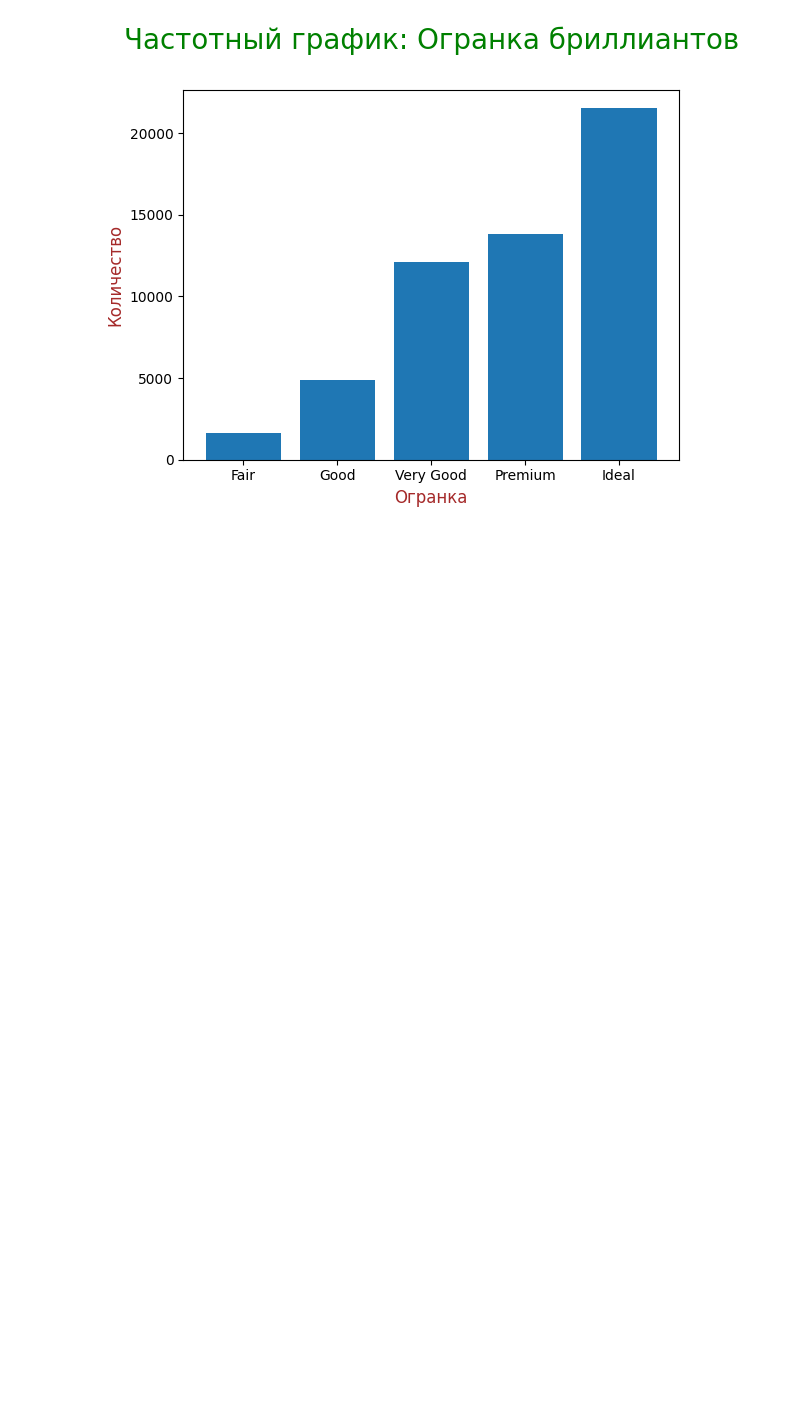
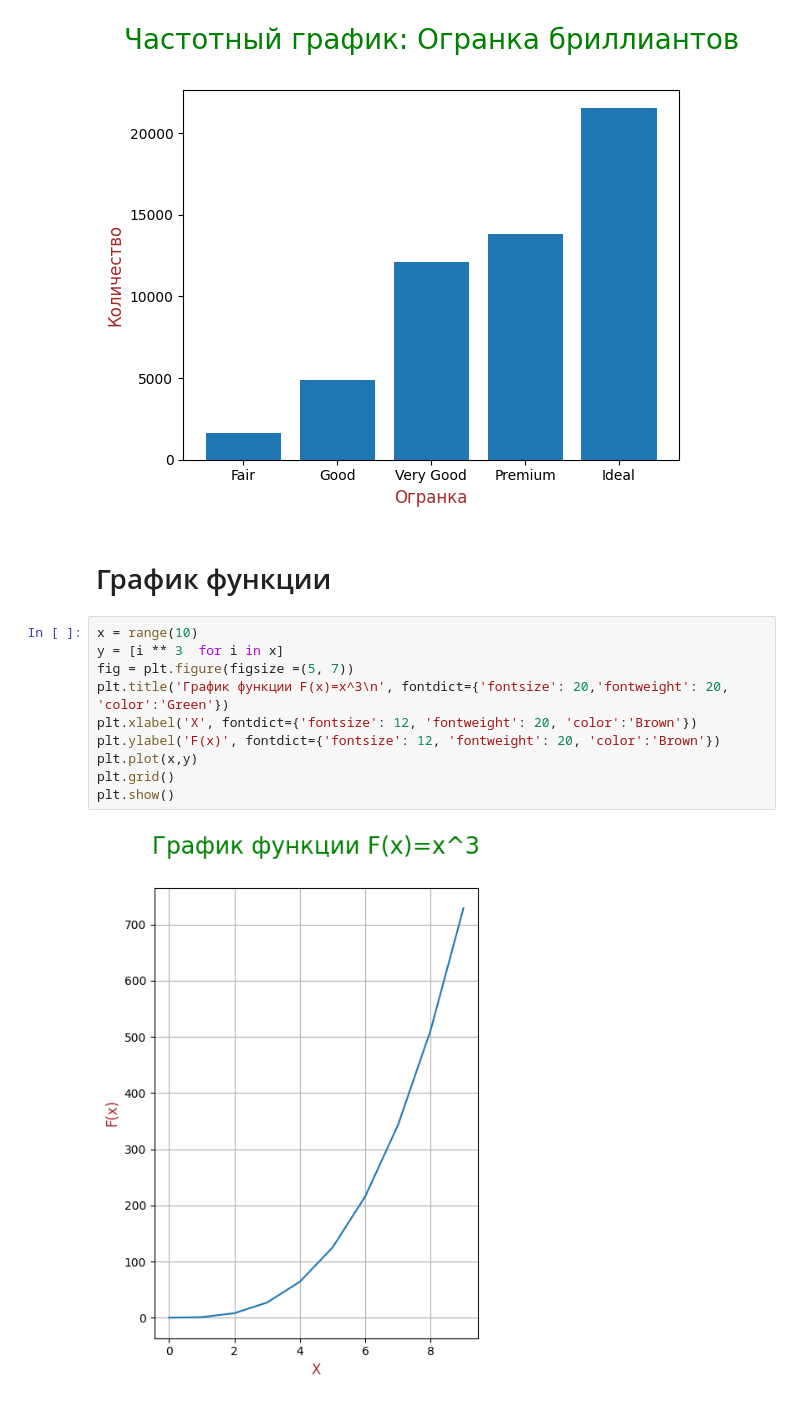
Before and after one commit to vlad-vlg/Jupyter, a Jupyter notebook: Second.ipynb, the cells around one changed output. Saved outputs shown, nothing was run; the diff lists cells and outputs as text; blank space fills up the shorter version.

Commit message:
Добавление графика функции и диаграммы

```diff
--- a/Second.ipynb
+++ b/Second.ipynb
@@ -67,3 +67,17 @@ plt.ylabel('Количество', fontdict={'fontsize': 12, 'fontweight': 20, '
 plt.show()
 # %% [output]
 [figure]
+# %% [markdown]
+# График функции
+# %%
+x = range(10)
+y = [i ** 3  for i in x]
+fig = plt.figure(figsize =(5, 7))
+plt.title('График функции F(x)=x^3\n', fontdict={'fontsize': 20,'fontweight': 20, 'color':'Green'})
+plt.xlabel('X', fontdict={'fontsize': 12, 'fontweight': 20, 'color':'Brown'})
+plt.ylabel('F(x)', fontdict={'fontsize': 12, 'fontweight': 20, 'color':'Brown'})
+plt.plot(x,y)
+plt.grid()
+plt.show()
+# %% [output]
+[figure, added]
```
Also changed, not shown: parts of 3 cells of this notebook.
